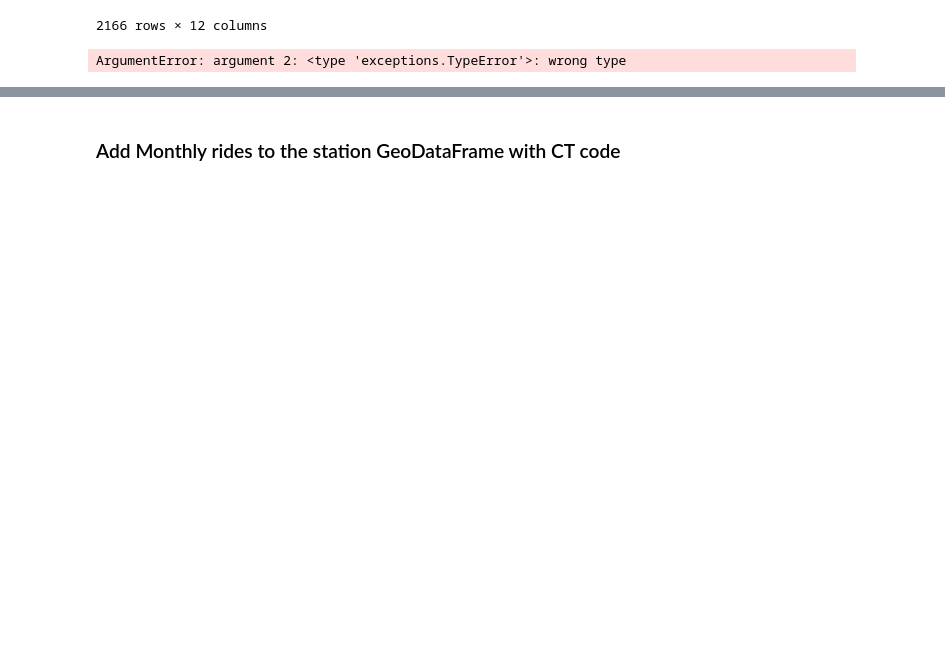
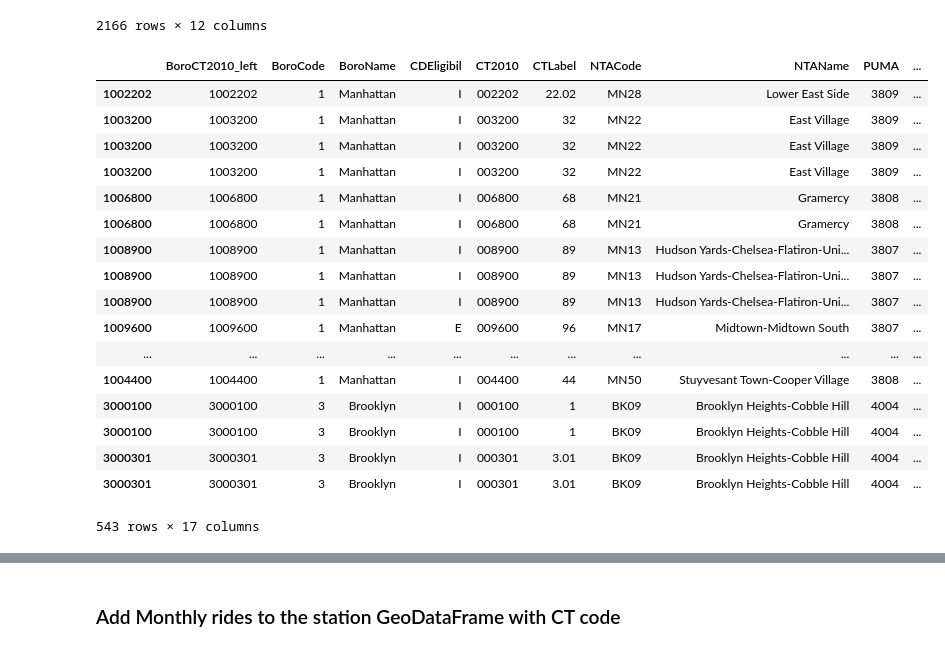
Before and after one commit to tma353/Chris-Prince-Git-Lab, a Jupyter notebook: GeospatialAnalysis_CitiBike.ipynb, the cells around one changed output, grey strips where cells are left out. Cells and saved outputs as stored; diff of their text form; code cells hidden in the pictures; blank space fills up the shorter version.

Commit message:
making sure sjoin works on compute

```diff
--- a/GeospatialAnalysis_CitiBike.ipynb
+++ b/GeospatialAnalysis_CitiBike.ipynb
@@ -189,7 +196,3 @@ ct_ft.reset_index(drop=True)
 | 2164 | 1023300 | 1 | Manhattan | E | 023300 | 233 | MN04 | Hamilton Heights | 3802 | 2.535724e+06 | ... |
 | 2165 | 1023700 | 1 | Manhattan | E | 023700 | 237 | MN04 | Hamilton Heights | 3802 | 2.897558e+06 | ... |
 2166 rows × 12 columns
-# %%
-gpd.sjoin(ct_ft.reset_index(drop=True), station_ft)
-# %% [output]
-ArgumentError: argument 2: <type 'exceptions.TypeError'>: wrong type
@@ -202,2 +199,23 @@ gpd.sjoin(station_id1, ct_shape)
+# %%
+sjoin(ct_ft, station_ft)
+# %% [output]
+|  | BoroCT2010_left | BoroCode | BoroName | CDEligibil | CT2010 | CTLabel | NTACode | NTAName | PUMA | ... |
+| 1002202 | 1002202 | 1 | Manhattan | I | 002202 | 22.02 | MN28 | Lower East Side | 3809 | ... |
+| 1003200 | 1003200 | 1 | Manhattan | I | 003200 | 32 | MN22 | East Village | 3809 | ... |
+| 1003200 | 1003200 | 1 | Manhattan | I | 003200 | 32 | MN22 | East Village | 3809 | ... |
+| 1003200 | 1003200 | 1 | Manhattan | I | 003200 | 32 | MN22 | East Village | 3809 | ... |
+| 1006800 | 1006800 | 1 | Manhattan | I | 006800 | 68 | MN21 | Gramercy | 3808 | ... |
+| 1006800 | 1006800 | 1 | Manhattan | I | 006800 | 68 | MN21 | Gramercy | 3808 | ... |
+| 1008900 | 1008900 | 1 | Manhattan | I | 008900 | 89 | MN13 | Hudson Yards-Chelsea-Flatiron-Uni... | 3807 | ... |
+| 1008900 | 1008900 | 1 | Manhattan | I | 008900 | 89 | MN13 | Hudson Yards-Chelsea-Flatiron-Uni... | 3807 | ... |
+| 1008900 | 1008900 | 1 | Manhattan | I | 008900 | 89 | MN13 | Hudson Yards-Chelsea-Flatiron-Uni... | 3807 | ... |
+| 1009600 | 1009600 | 1 | Manhattan | E | 009600 | 96 | MN17 | Midtown-Midtown South | 3807 | ... |
+| ... | ... | ... | ... | ... | ... | ... | ... | ... | ... | ... |
+| 1004400 | 1004400 | 1 | Manhattan | I | 004400 | 44 | MN50 | Stuyvesant Town-Cooper Village | 3808 | ... |
+| 3000100 | 3000100 | 3 | Brooklyn | I | 000100 | 1 | BK09 | Brooklyn Heights-Cobble Hill | 4004 | ... |
+| 3000100 | 3000100 | 3 | Brooklyn | I | 000100 | 1 | BK09 | Brooklyn Heights-Cobble Hill | 4004 | ... |
+| 3000301 | 3000301 | 3 | Brooklyn | I | 000301 | 3.01 | BK09 | Brooklyn Heights-Cobble Hill | 4004 | ... |
+| 3000301 | 3000301 | 3 | Brooklyn | I | 000301 | 3.01 | BK09 | Brooklyn Heights-Cobble Hill | 4004 | ... |
+543 rows × 17 columns
 # %%
 station_id.BoroCT2010.head()
```
Also changed, not shown: parts of 31 cells of this notebook.
